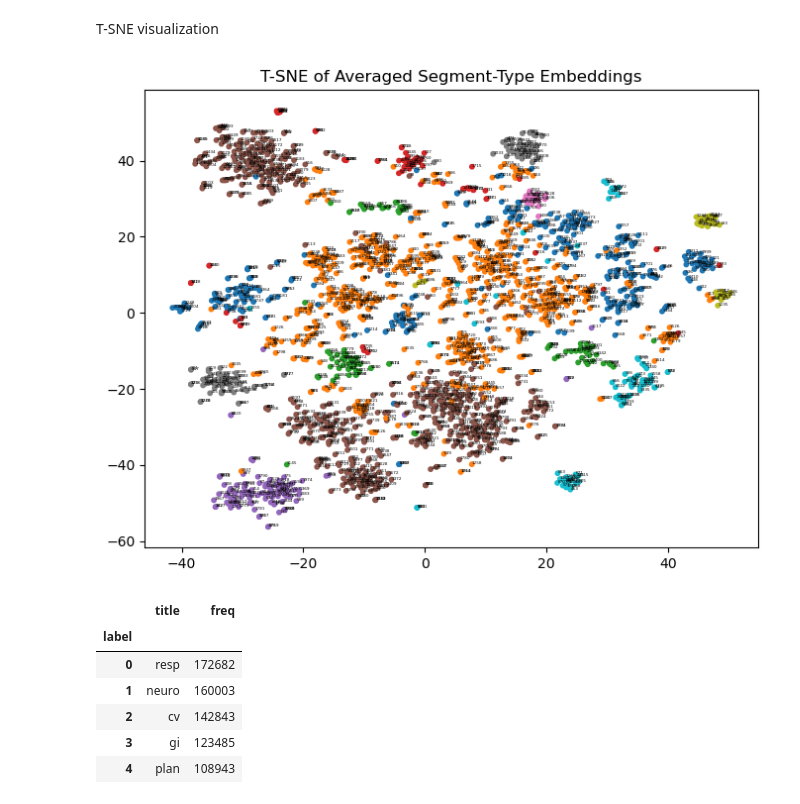
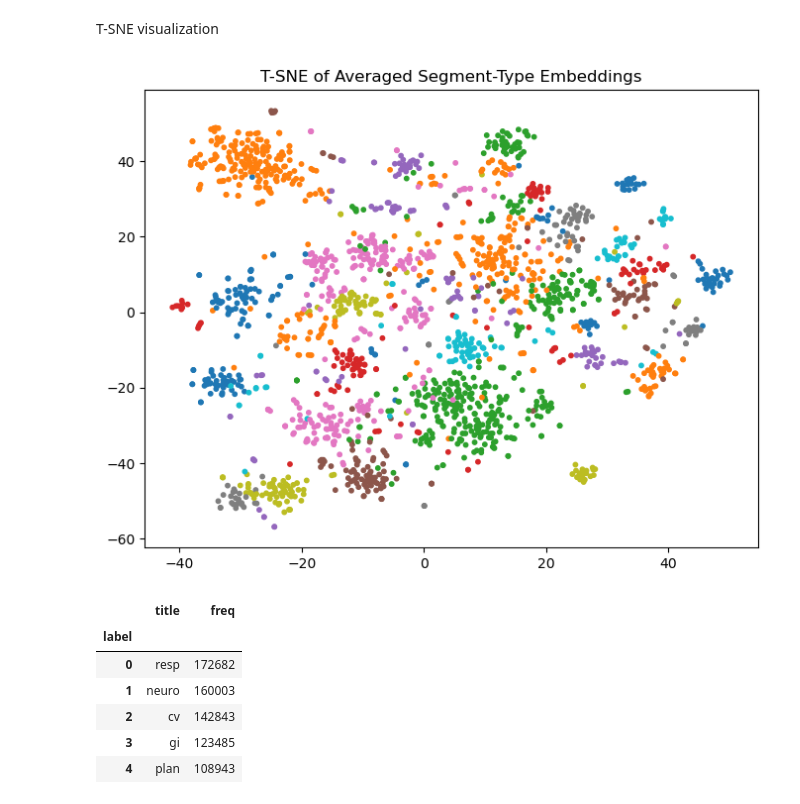
Before and after one commit to hashansl/cosc-526-data-engineering-project, a Jupyter notebook: note_extraction/clustring_from_embedding.ipynb, the cells around one changed output. Drawn from its saved outputs; the diff is of its cells as text; code cells hidden in the pictures.

```diff
--- a/note_extraction/clustring_from_embedding.ipynb
+++ b/note_extraction/clustring_from_embedding.ipynb
@@ -56,7 +56,7 @@ grouped.head()
 Cluster the average embeddings
 # %%
 X = np.vstack(grouped['avg_embedding'].values)
-clustering = AgglomerativeClustering(n_clusters=15)
+clustering = AgglomerativeClustering(n_clusters=50)
 labels = clustering.fit_predict(X)
 grouped['cluster'] = labels
 # %% [markdown]
@@ -67,13 +67,13 @@ X_2d = tsne.fit_transform(X)
 # %%
 plt.figure(figsize=(8, 6))
 scatter = plt.scatter(X_2d[:, 0], X_2d[:, 1], c=labels, cmap='tab10', s=10)
-for i, row in grouped.iterrows():
-    plt.text(X_2d[i, 0] + 0.03, X_2d[i, 1] + 0.03, row['label'], fontsize=3)
+# for i, row in grouped.iterrows():
+    # plt.text(X_2d[i, 0] + 0.03, X_2d[i, 1] + 0.03, row['label'], fontsize=3)
 
 plt.title("T-SNE of Averaged Segment-Type Embeddings")
 plt.show()
 # %% [output]
-[figure, old version]
+[figure, new version]
 # %%
 titles.head()
 # %% [output]
```
Also changed, not shown: 8 other files.
